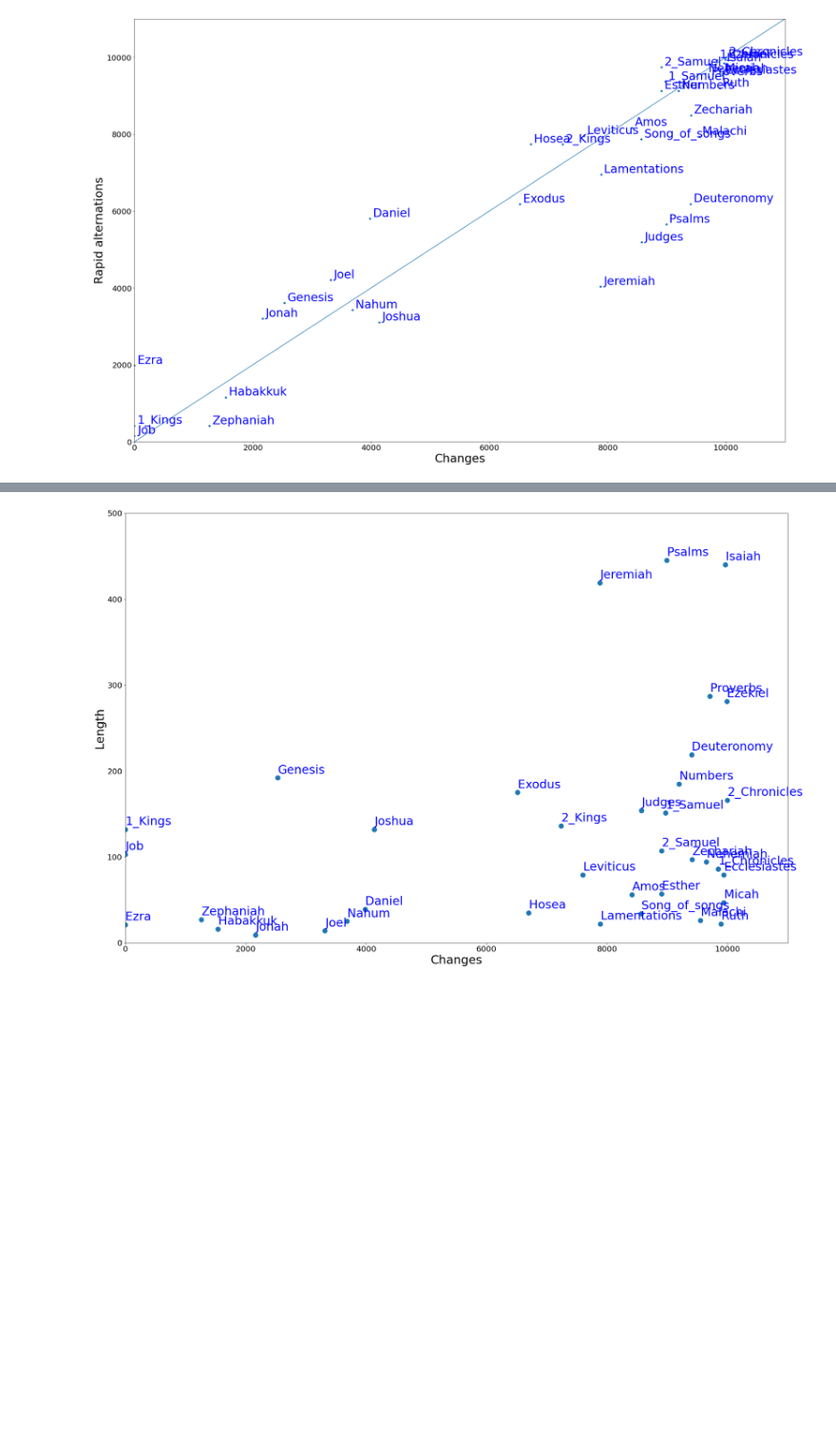
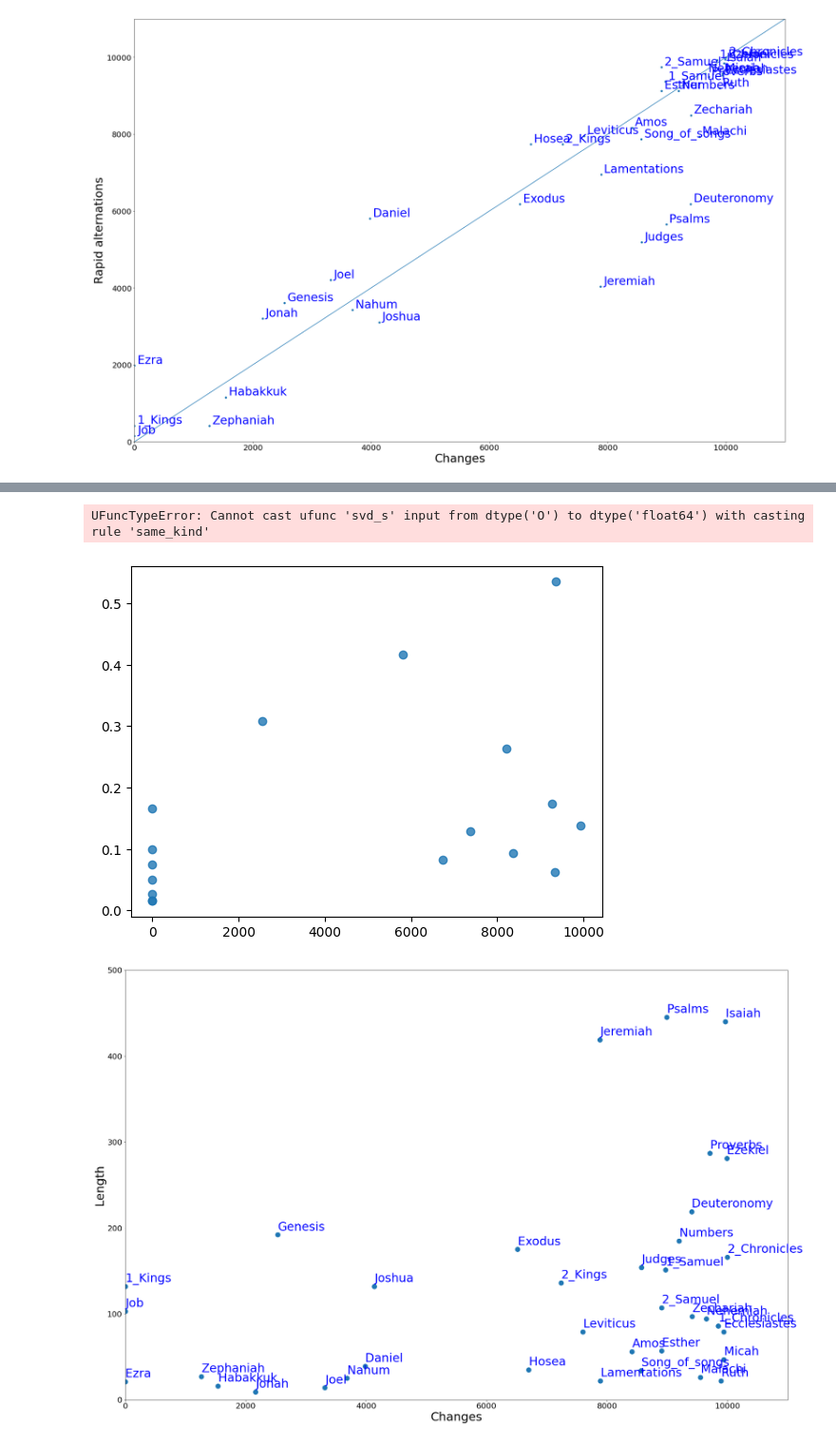
Before and after one commit to MartijnNaaijer/hebrew_spelling_variation, a Jupyter notebook: notebooks/block_spelling_and_rapid_alternation.ipynb, the cells around one changed output, grey strips where cells are left out. Shown at 95% size. Drawn from its saved outputs; the diff is of its cells as text; code cells hidden in the pictures; blank space fills up the shorter version.

```diff
--- a/notebooks/block_spelling_and_rapid_alternation.ipynb
+++ b/notebooks/block_spelling_and_rapid_alternation.ipynb
@@ -524,3 +527,12 @@ plt.show()
+# %%
+sns.regplot(data=change_df,
+                x='larger_than_random_changes',
+                y='fullness',
+                #s=200
+               )
+# %% [output]
+UFuncTypeError: Cannot cast ufunc 'svd_s' input from dtype('O') to dtype('float64') with casting rule 'same_kind'
+[figure, added]
 # %%
 # Changes vs length
 
```
Also changed, not shown: parts of 8 cells of this notebook, 43 other files.
